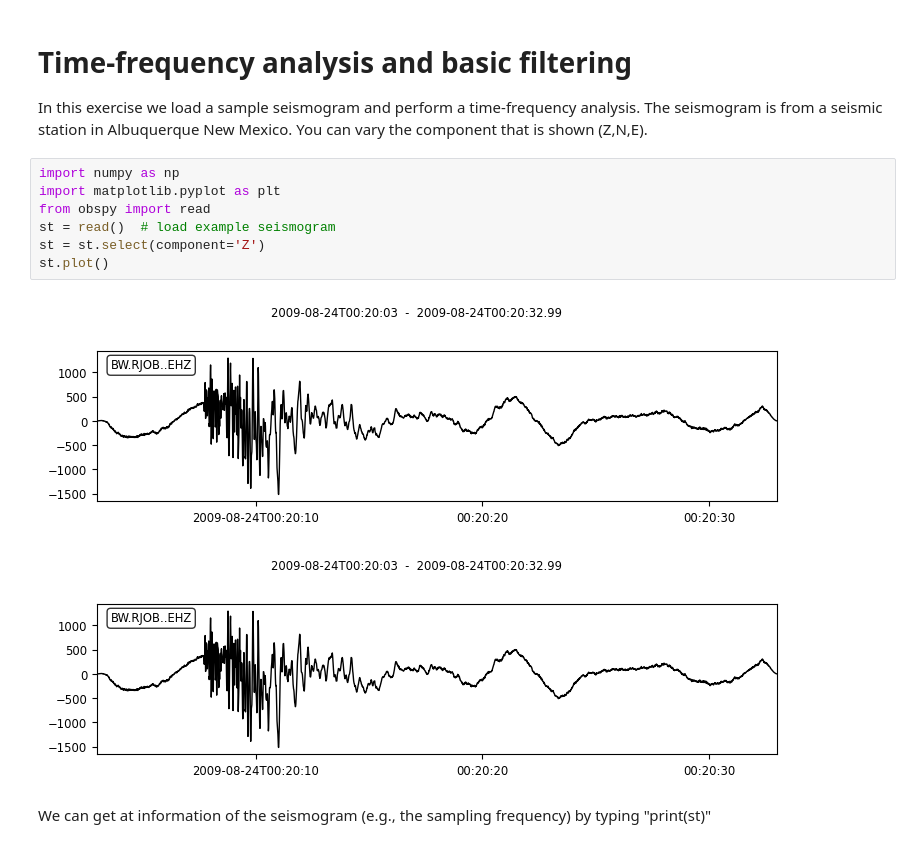
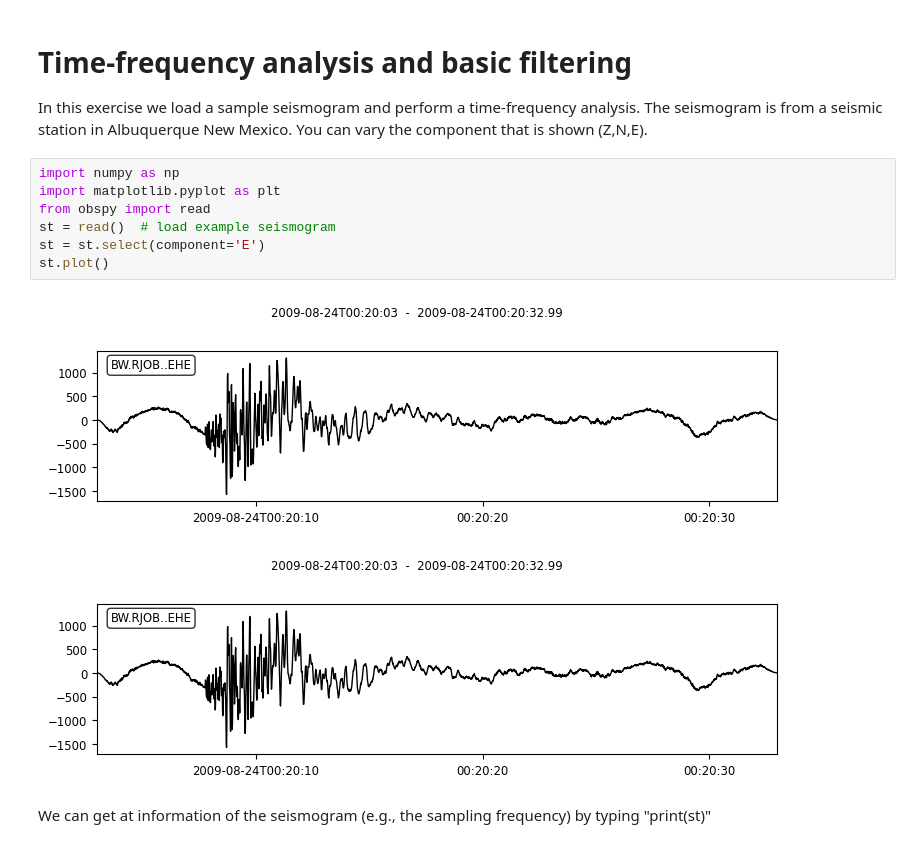
Before and after one commit to heinerigel/GeophysicalDataAnalysis, a Jupyter notebook: Part-2/Notebooks/07_TimeFrequencyAnalysis.ipynb, the cells around one changed output. Saved outputs shown, nothing was run; the diff lists cells and outputs as text.

```diff
--- a/Part-2/Notebooks/07_TimeFrequencyAnalysis.ipynb
+++ b/Part-2/Notebooks/07_TimeFrequencyAnalysis.ipynb
@@ -5,13 +5,13 @@ In this exercise we load a sample seismogram and perform a time-frequency analys
 # %%
 import numpy as np
 import matplotlib.pyplot as plt
 from obspy import read
 st = read()  # load example seismogram
-st = st.select(component='Z')
+st = st.select(component='E')
 st.plot()
 # %% [output]
-[figure, old version]
+[figure, new version]
-[figure, old version]
+[figure, new version]
 # %% [markdown]
 We can get at information of the seismogram (e.g., the sampling frequency) by typing "print(st)"
 # %%
```
Also changed, not shown: parts of 6 cells of this notebook, 4 other files.
